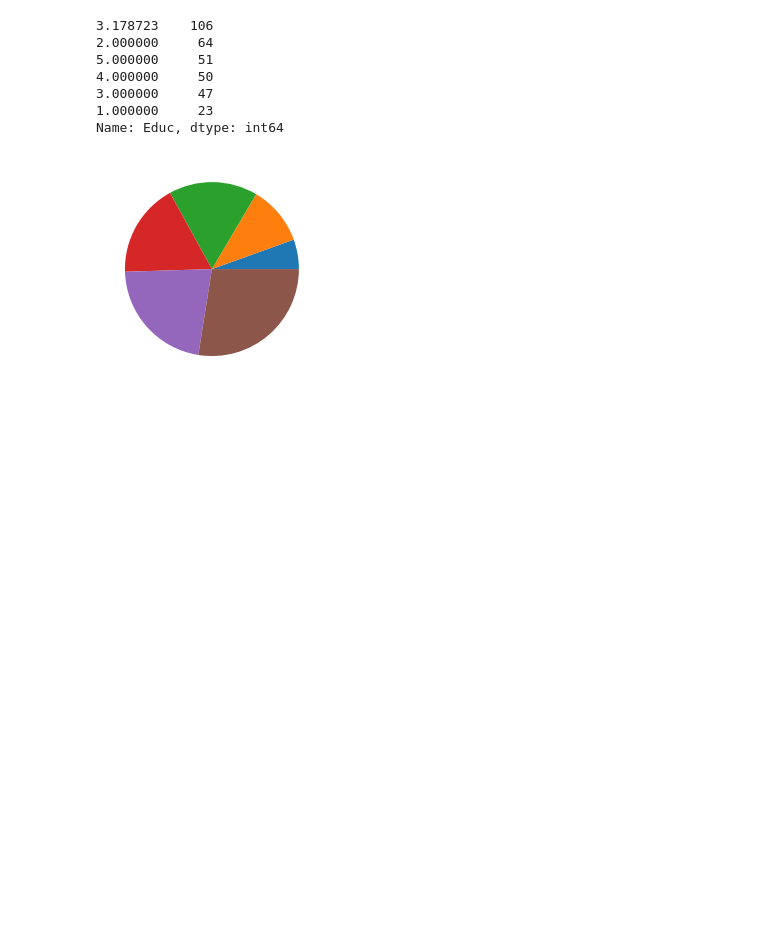
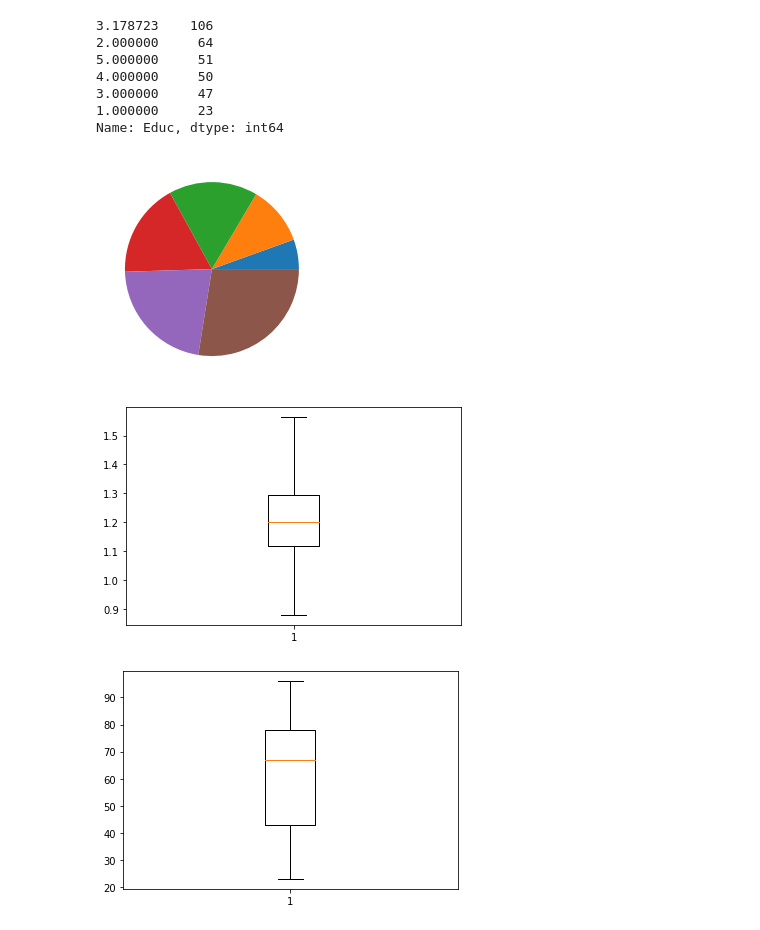
Before and after one commit to KlaraKrmpotic/UZOP_projekt, a Jupyter notebook: bilj_lab1.ipynb, the cells around one changed output. Cells and saved outputs as stored; diff of their text form; code cells hidden in the pictures; blank space fills up the shorter version.

Commit message:
Data visualisations added

```diff
--- a/bilj_lab1.ipynb
+++ b/bilj_lab1.ipynb
@@ -177,3 +179,11 @@ plt.show()
 1.000000     23
 Name: Educ, dtype: int64
 [figure]
+# %%
+plt.boxplot(dataset_tmp.ASF)
+plt.show()
+plt.boxplot(dataset_tmp.Age)
+plt.show()
+# %% [output]
+[figure, added]
+[figure, added]
```
Also changed, not shown: parts of 5 cells of this notebook.
